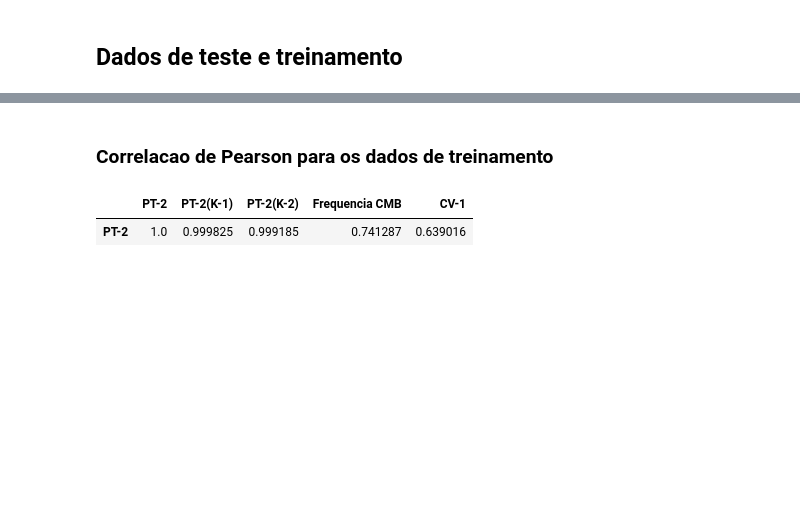
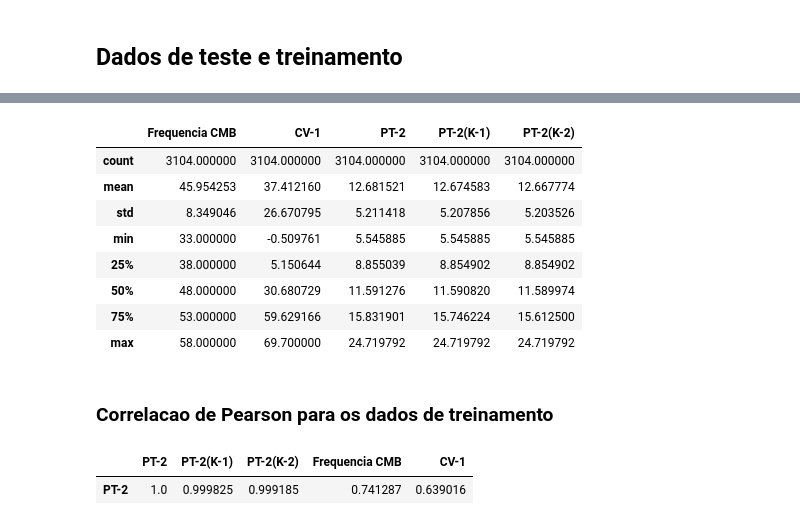
Before and after one commit to Miguel-mmf/smart-automation, a Jupyter notebook: ava02/pt2/tree_based_models.ipynb, the cells around one changed output, grey strips where cells are left out. Cells and saved outputs as stored; diff of their text form; code cells hidden in the pictures; blank space fills up the shorter version.

```diff
--- a/ava02/pt2/tree_based_models.ipynb
+++ b/ava02/pt2/tree_based_models.ipynb
@@ -49,3 +60,15 @@ test_data = pd.read_csv('data/1s/test_data.csv')
+# %%
+test_data.describe()
+# %% [output]
+|  | Frequencia CMB | CV-1 | PT-2 | PT-2(K-1) | PT-2(K-2) |
+| count | 3104.000000 | 3104.000000 | 3104.000000 | 3104.000000 | 3104.000000 |
+| mean | 45.954253 | 37.412160 | 12.681521 | 12.674583 | 12.667774 |
+| std | 8.349046 | 26.670795 | 5.211418 | 5.207856 | 5.203526 |
+| min | 33.000000 | -0.509761 | 5.545885 | 5.545885 | 5.545885 |
+| 25% | 38.000000 | 5.150644 | 8.855039 | 8.854902 | 8.854902 |
+| 50% | 48.000000 | 30.680729 | 11.591276 | 11.590820 | 11.589974 |
+| 75% | 53.000000 | 59.629166 | 15.831901 | 15.746224 | 15.612500 |
+| max | 58.000000 | 69.700000 | 24.719792 | 24.719792 | 24.719792 |
 # %% [markdown]
 ### Correlacao de Pearson para os dados de treinamento
 # %%
```
Also changed, not shown: parts of 2 cells of this notebook, 7 other files.
